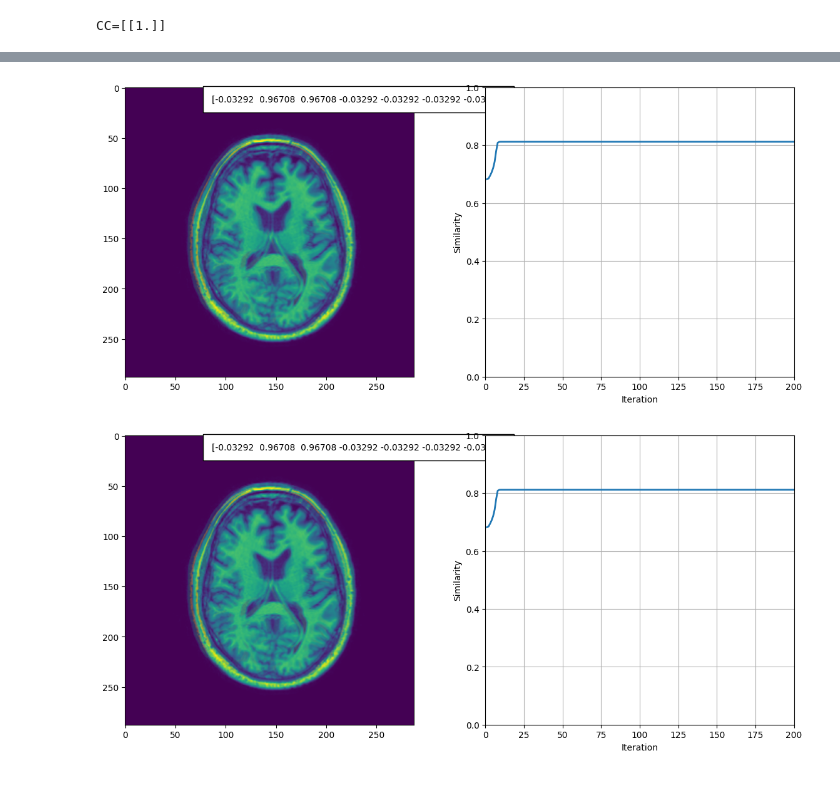
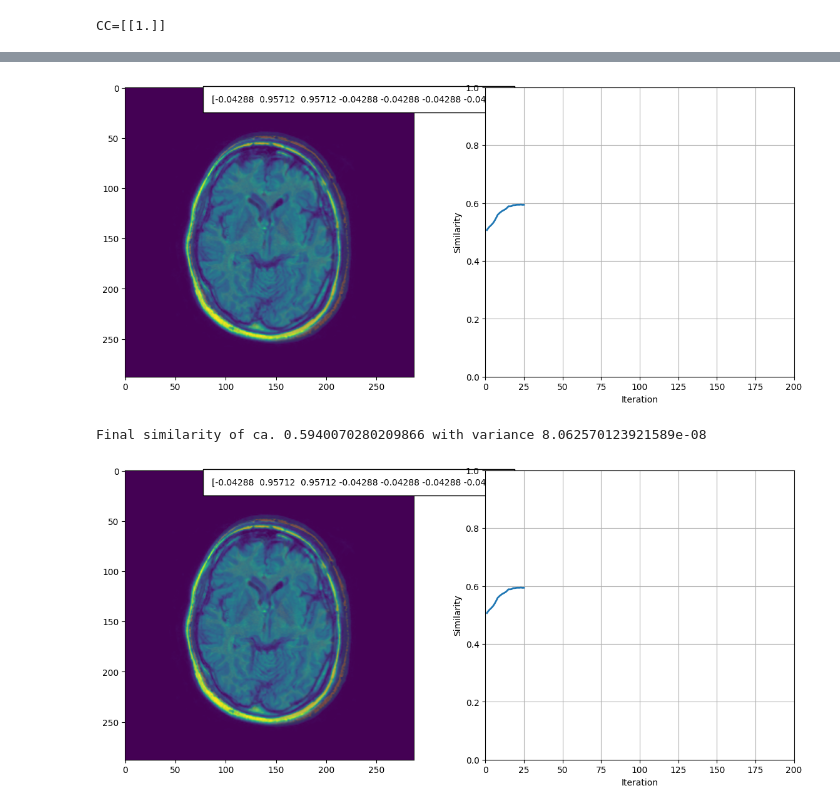
Before and after one commit to QM-L/project-imgreg-group19, a Jupyter notebook: source/reader/1.6_Registration_project.ipynb, the cells around one changed output, grey strips where cells are left out. Saved outputs shown, nothing was run; the diff lists cells and outputs as text; code cells hidden in the pictures.

```diff
--- a/source/reader/1.6_Registration_project.ipynb
+++ b/source/reader/1.6_Registration_project.ipynb
@@ -208,10 +234,13 @@ affine_registration_demo('../data/image_data/1_1_t1.tif','../data/image_data/1_1
 # %%
-%matplotlib inline
+## 5: Affine intensity-based registration of a T1 slice and a T2 slice (e.g. `1_1_t1.tif` and `1_1_t2.tif`)
+# using mutual information as a similarity measure.
+
 import sys
 sys.path.append("../code")
-from registration_project import affine_registration_demo
+from registration_project import affine_reg_mi_demo
 
-affine_registration_demo('../data/image_data/1_2_t1.tif','../data/image_data/1_2_t1_d.tif')
+affine_reg_mi_demo('../data/image_data/1_1_t1.tif','../data/image_data/1_1_t2.tif')
 # %% [output]
-[figure, old version]
+[figure, new version]
+Final similarity of ca. 0.5940070280209866 with variance 8.062570123921589e-08
-[figure, old version]
+[figure, new version]
```
Also changed, not shown: parts of 8 cells of this notebook, 3 other files.
